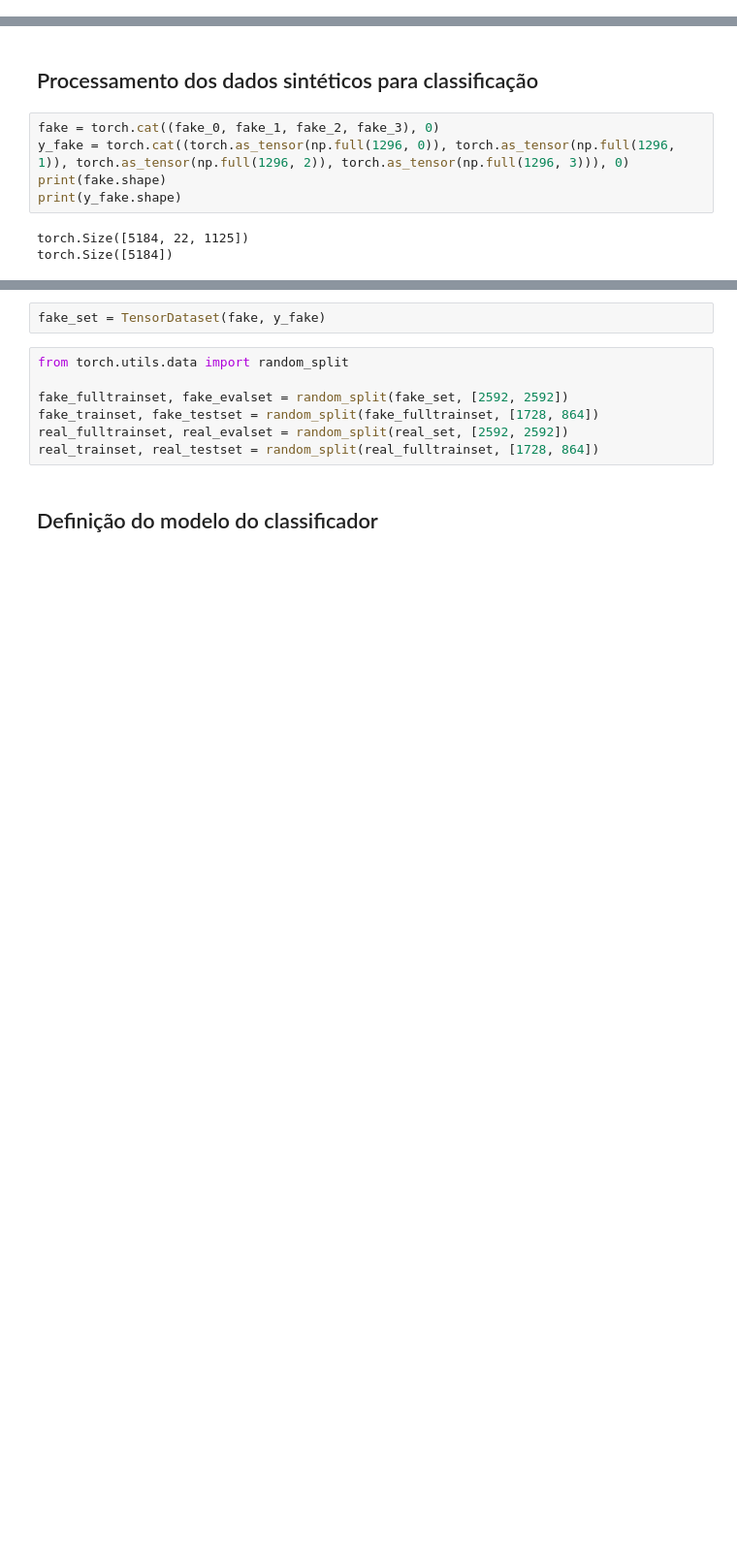
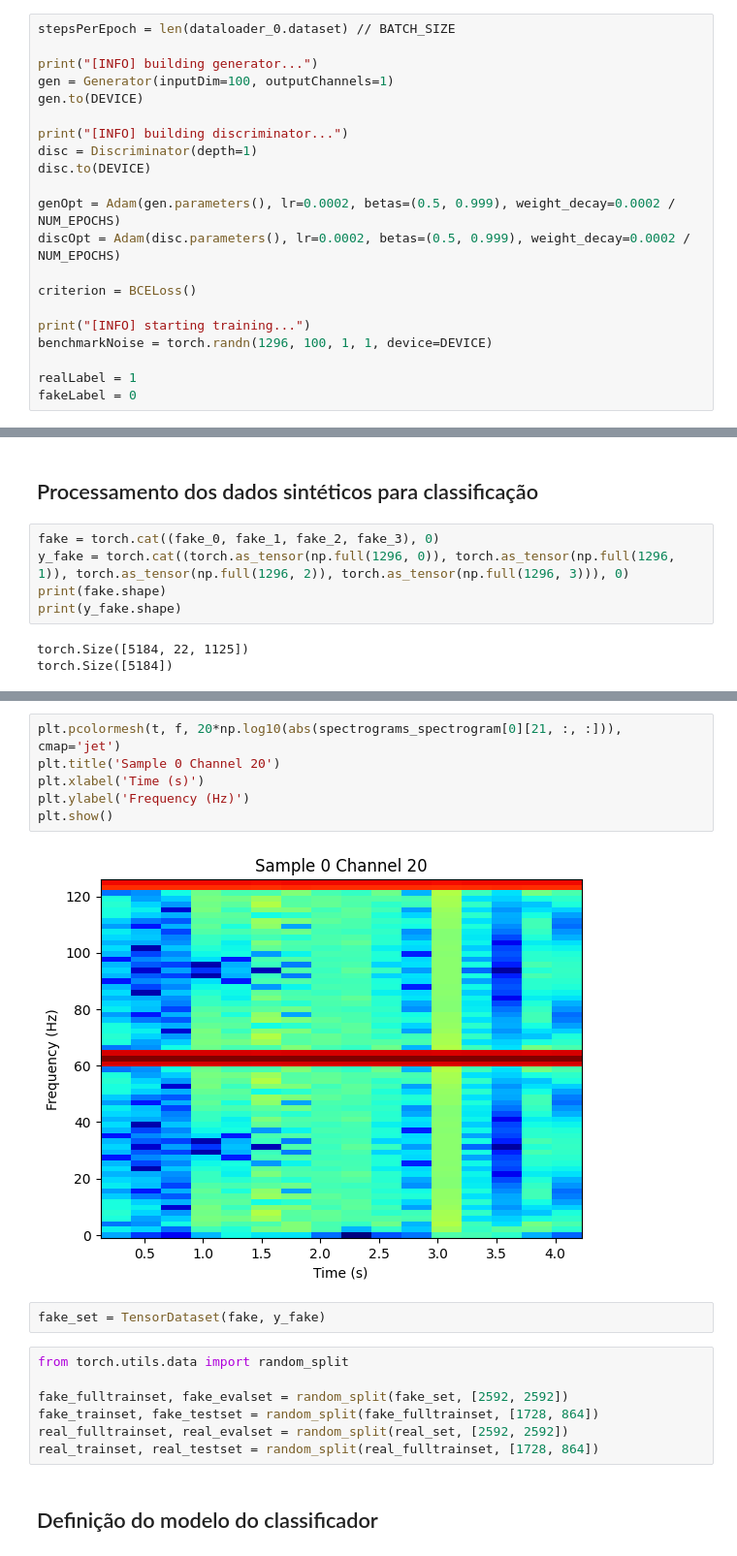
Before and after one commit to teaching-FEEC/dgm-2023.2, a Jupyter notebook: projetos/EEGen/notebooks/DCGAN.ipynb, the cells around one changed output, grey strips where cells are left out. Shown at 97% size. Drawn from its saved outputs; the diff is of its cells as text; blank space fills up the shorter version.

```diff
--- a/projetos/EEGen/notebooks/DCGAN.ipynb
+++ b/projetos/EEGen/notebooks/DCGAN.ipynb
@@ -402,2 +502,23 @@ torch.Size([1296, 22, 1125])
 gc.collect()
 torch.cuda.empty_cache()
+# %%
+stepsPerEpoch = len(dataloader_0.dataset) // BATCH_SIZE
+
+print("[INFO] building generator...")
+gen = Generator(inputDim=100, outputChannels=1)
+gen.to(DEVICE)
+
+print("[INFO] building discriminator...")
+disc = Discriminator(depth=1)
+disc.to(DEVICE)
+
+genOpt = Adam(gen.parameters(), lr=0.0002, betas=(0.5, 0.999), weight_decay=0.0002 / NUM_EPOCHS)
+discOpt = Adam(disc.parameters(), lr=0.0002, betas=(0.5, 0.999), weight_decay=0.0002 / NUM_EPOCHS)
+
+criterion = BCELoss()
+
+print("[INFO] starting training...")
+benchmarkNoise = torch.randn(1296, 100, 1, 1, device=DEVICE)
+
+realLabel = 1
+fakeLabel = 0
@@ -499,3 +660,11 @@ torch.Size([5184])
+# %%
+plt.pcolormesh(t, f, 20*np.log10(abs(spectrograms_spectrogram[0][21, :, :])), cmap='jet')
+plt.title('Sample 0 Channel 20')
+plt.xlabel('Time (s)')
+plt.ylabel('Frequency (Hz)')
+plt.show()
+# %% [output]
+[figure, added]
 # %%
 fake_set = TensorDataset(fake, y_fake)
 # %%
```
Also changed, not shown: parts of 23 cells of this notebook, 9 other files.
